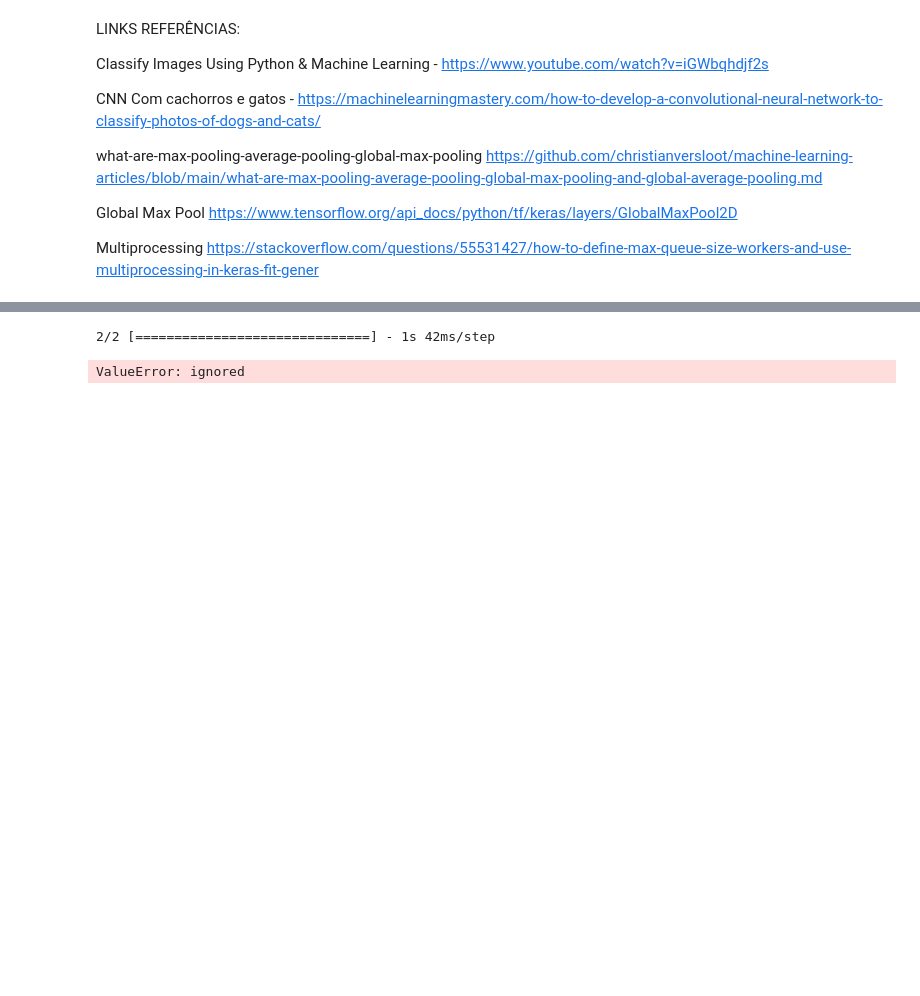
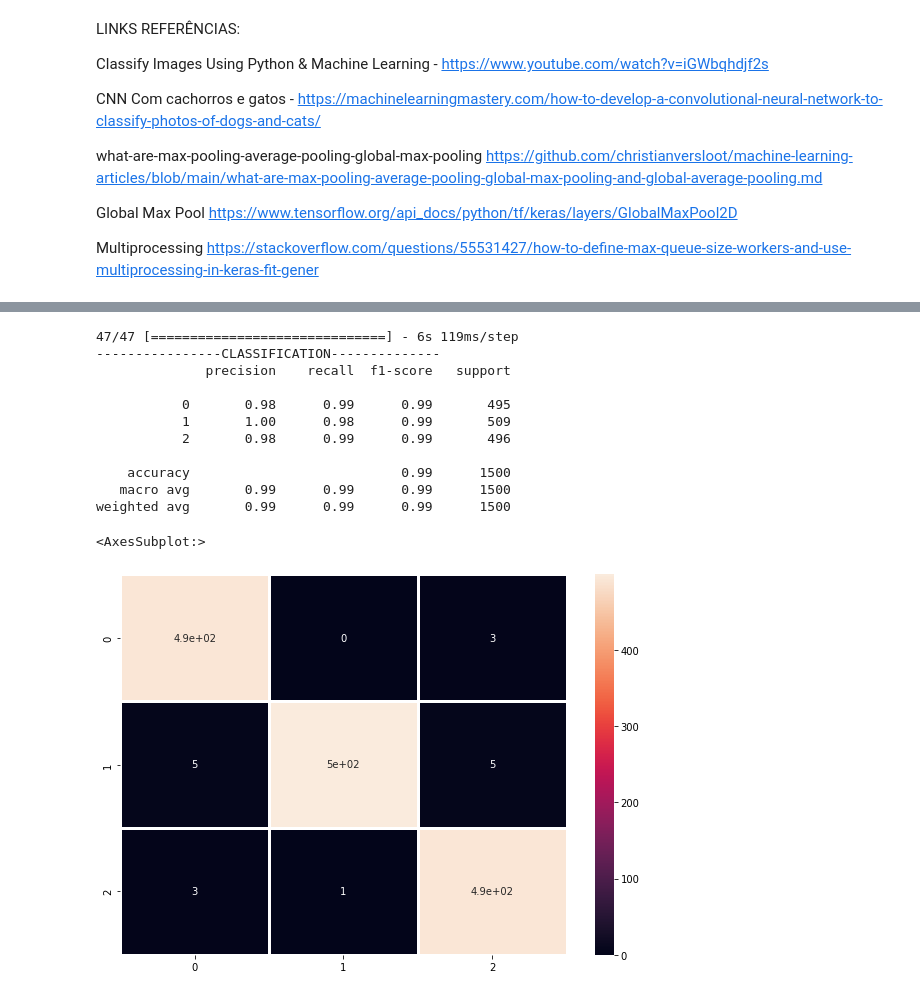
Before and after one commit to leorr/AI, a Jupyter notebook: Projeto_Deep_Learning.ipynb, the cells around one changed output, grey strips where cells are left out. Saved outputs shown, nothing was run; the diff lists cells and outputs as text; code cells hidden in the pictures; blank space fills up the shorter version.

```diff
--- a/Projeto_Deep_Learning.ipynb
+++ b/Projeto_Deep_Learning.ipynb
@@ -144,14 +173,32 @@ model.save(final_name)
 # %%
-predictions = model.predict(val_ds, steps = 2)
-y_pred = np.argmax(predictions, axis=-1)
-val_labels=val_ds.class_names
-classification = classification_report(val_labels, y_pred)
+ytrue=[]
+for images, label in test_ds:
+    for e in label:
+        ytrue.append(e.numpy()>0.5)
+
+
+preds=model.predict(test_ds) # predict on the test data
+ypred = (preds > 0.5)
+
+classification = classification_report(ypred.argmax(axis=1),np.argmax(ytrue,axis=1))
+print('----------------CLASSIFICATION--------------')
 print(classification)
-matrix = confusion_matrix(val_labels, y_pred)
+matrix = confusion_matrix(ypred.argmax(axis=1),np.argmax(ytrue,axis=1))
 df_cm = pd.DataFrame(matrix, index = [i for i in range(3)],
                   columns = [i for i in range(3)])
 plt.figure(figsize = (10,7))
 sn.heatmap(df_cm, annot=True, linewidths=2.5)
 # %% [output]
-2/2 [==============================] - 1s 42ms/step
+47/47 [==============================] - 6s 119ms/step
+----------------CLASSIFICATION--------------
+              precision    recall  f1-score   support
+
+           0       0.98      0.99      0.99       495
+           1       1.00      0.98      0.99       509
+           2       0.98      0.99      0.99       496
+
+    accuracy                           0.99      1500
+   macro avg       0.99      0.99      0.99      1500
+weighted avg       0.99      0.99      0.99      1500
-ValueError: ignored
+<AxesSubplot:>
+[figure, added]
```
Also changed, not shown: parts of 13 cells of this notebook.
